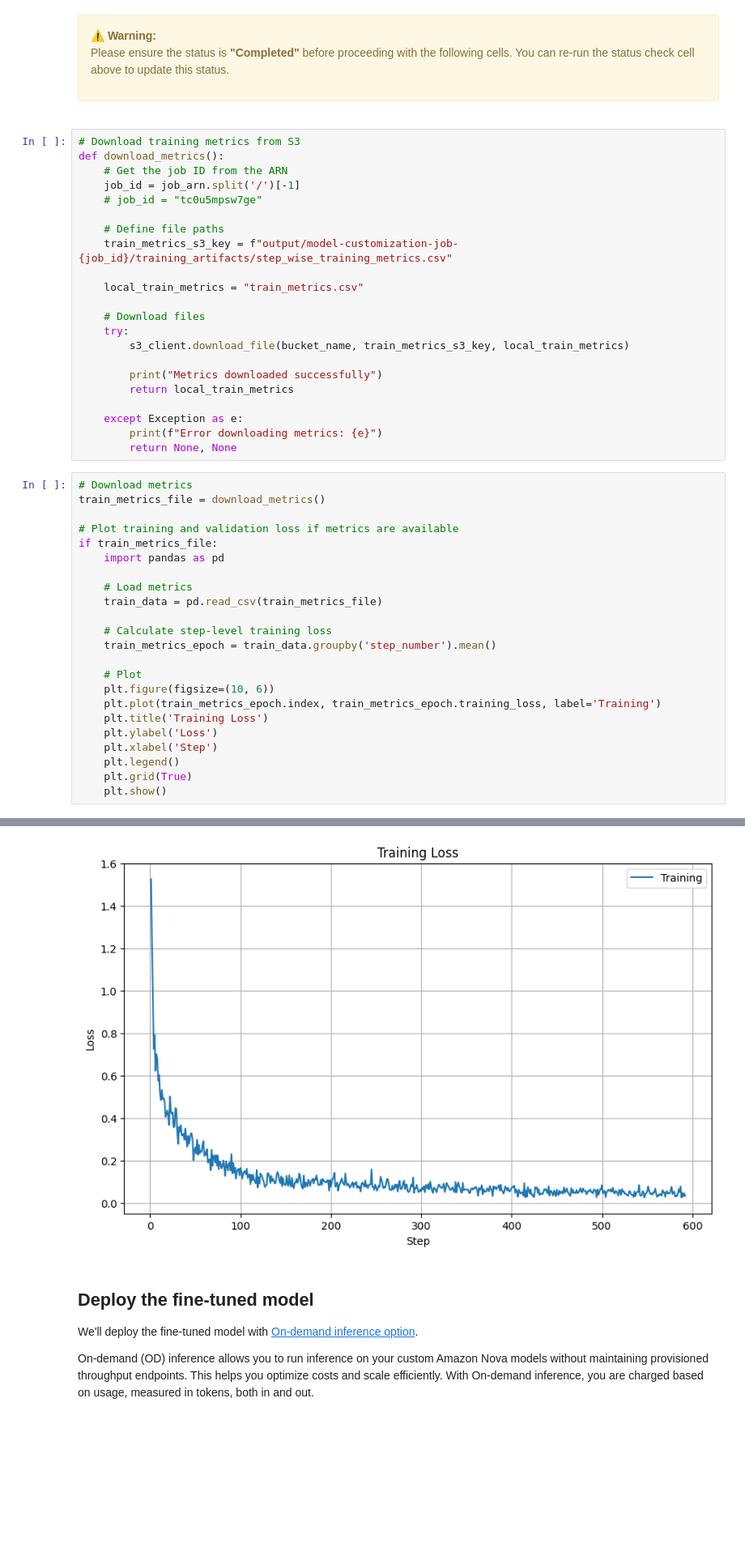
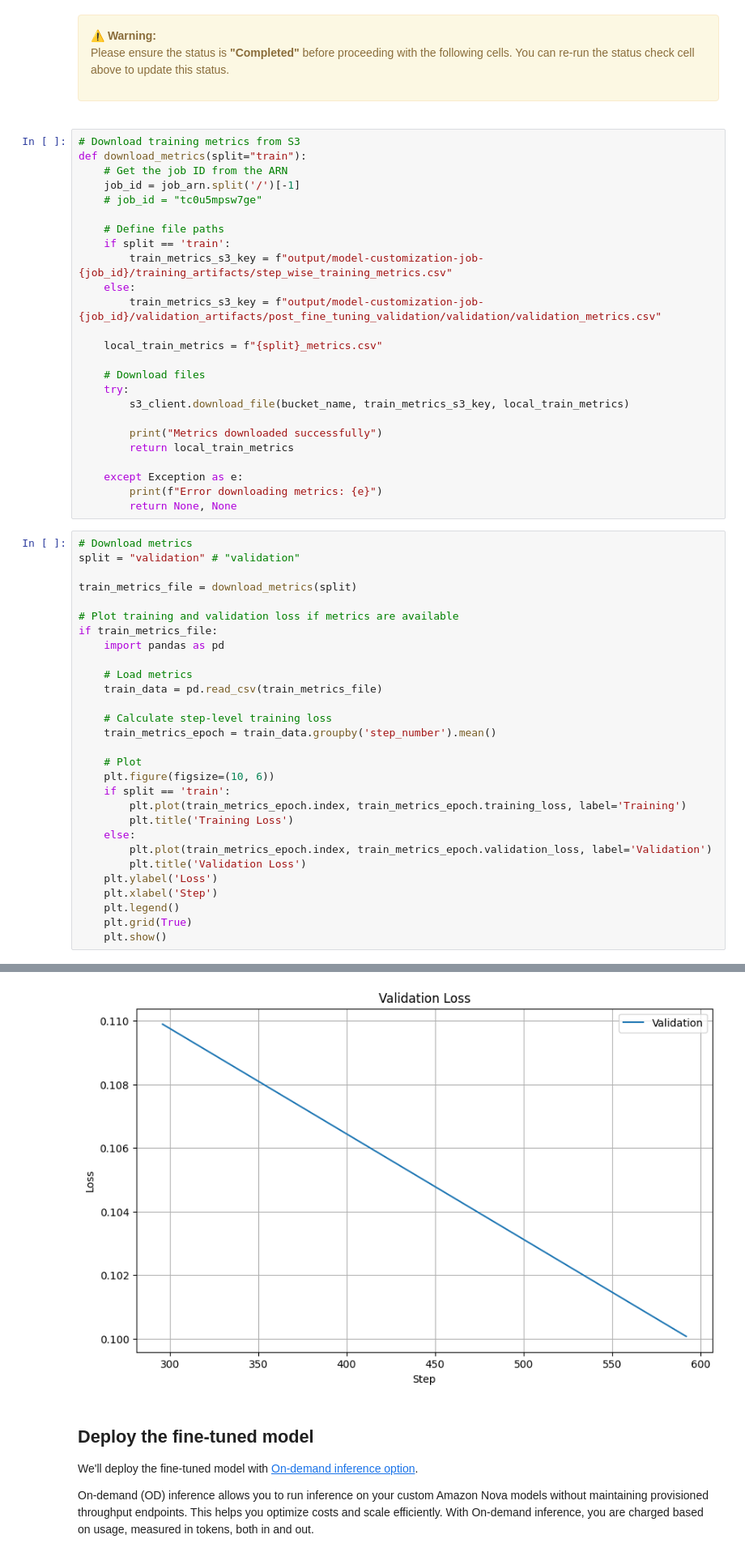
Before and after one commit to Chevolier/nova-image-tagging, a Jupyter notebook: finetune_on_bedrock.ipynb, the cells around one changed output, grey strips where cells are left out. Shown at 81% size. Drawn from its saved outputs; the diff is of its cells as text; blank space fills up the shorter version.

```diff
--- a/finetune_on_bedrock.ipynb
+++ b/finetune_on_bedrock.ipynb
@@ -162,15 +162,18 @@ Let's download and visualize the training metrics:
 </div>
 # %%
 # Download training metrics from S3
-def download_metrics():
+def download_metrics(split="train"):
     # Get the job ID from the ARN
     job_id = job_arn.split('/')[-1]
     # job_id = "tc0u5mpsw7ge"
 
     # Define file paths
-    train_metrics_s3_key = f"output/model-customization-job-{job_id}/training_artifacts/step_wise_training_metrics.csv"
+    if split == 'train':
+        train_metrics_s3_key = f"output/model-customization-job-{job_id}/training_artifacts/step_wise_training_metrics.csv"
+    else:
+        train_metrics_s3_key = f"output/model-customization-job-{job_id}/validation_artifacts/post_fine_tuning_validation/validation/validation_metrics.csv"
 
-    local_train_metrics = "train_metrics.csv"
+    local_train_metrics = f"{split}_metrics.csv"
 
     # Download files
     try:
@@ -184,30 +187,36 @@ def download_metrics():
         return None, None
 # %%
 # Download metrics
-train_metrics_file = download_metrics()
+split = "validation" # "validation"
+
+train_metrics_file = download_metrics(split)
 
 # Plot training and validation loss if metrics are available
 if train_metrics_file:
     import pandas as pd
 
     # Load metrics
     train_data = pd.read_csv(train_metrics_file)
 
     # Calculate step-level training loss
     train_metrics_epoch = train_data.groupby('step_number').mean()
 
     # Plot
     plt.figure(figsize=(10, 6))
-    plt.plot(train_metrics_epoch.index, train_metrics_epoch.training_loss, label='Training')
-    plt.title('Training Loss')
+    if split == 'train':
+        plt.plot(train_metrics_epoch.index, train_metrics_epoch.training_loss, label='Training')
+        plt.title('Training Loss')
+    else:
+        plt.plot(train_metrics_epoch.index, train_metrics_epoch.validation_loss, label='Validation')
+        plt.title('Validation Loss')
     plt.ylabel('Loss')
     plt.xlabel('Step')
     plt.legend()
     plt.grid(True)
     plt.show()
 # %% [output]
 Metrics downloaded successfully
-[figure, old version]
+[figure, new version]
 # %% [markdown]
 ## Deploy the fine-tuned model
 
```
Also changed, not shown: parts of 1 cell of this notebook, 1 other file.
